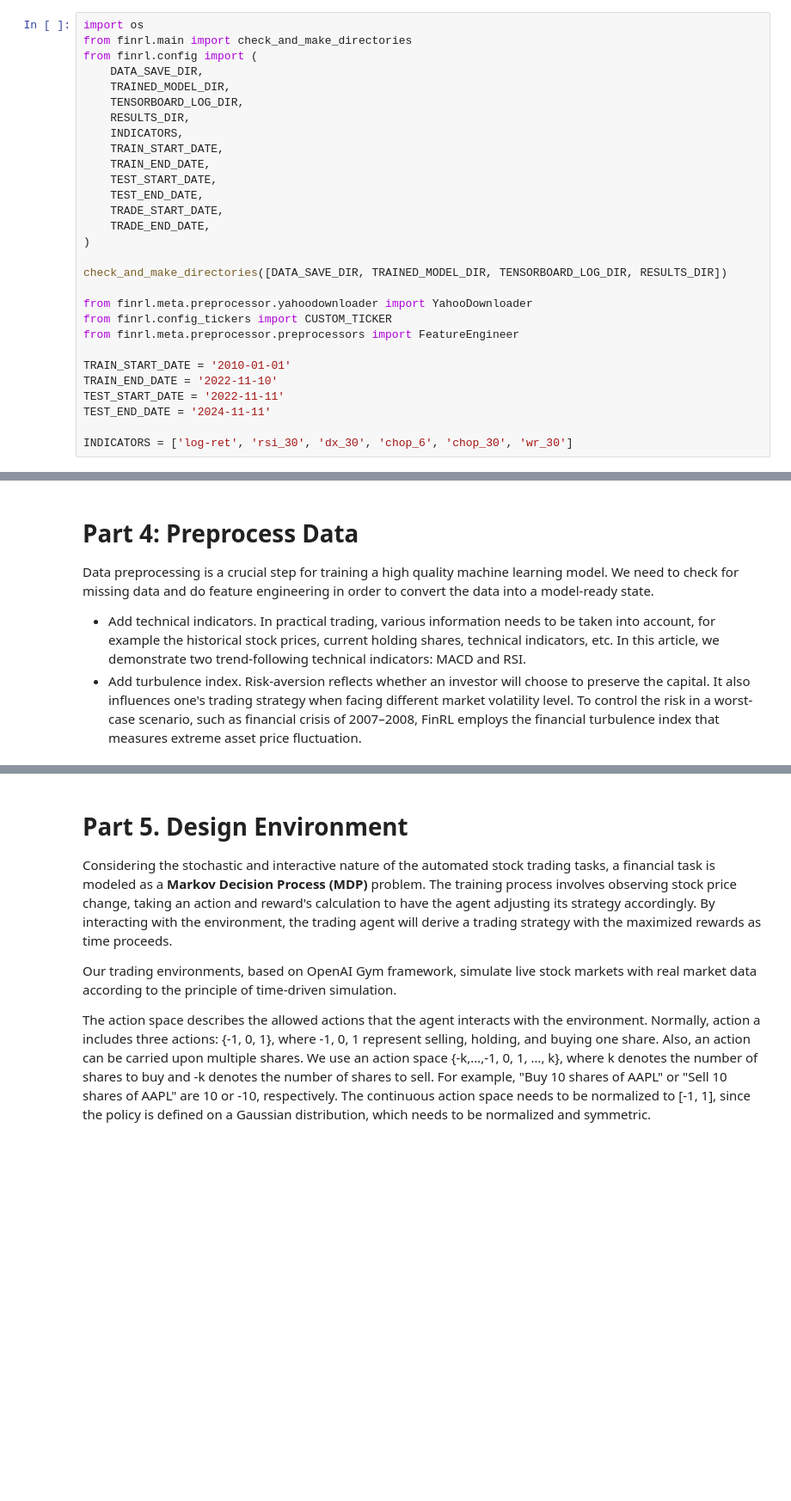
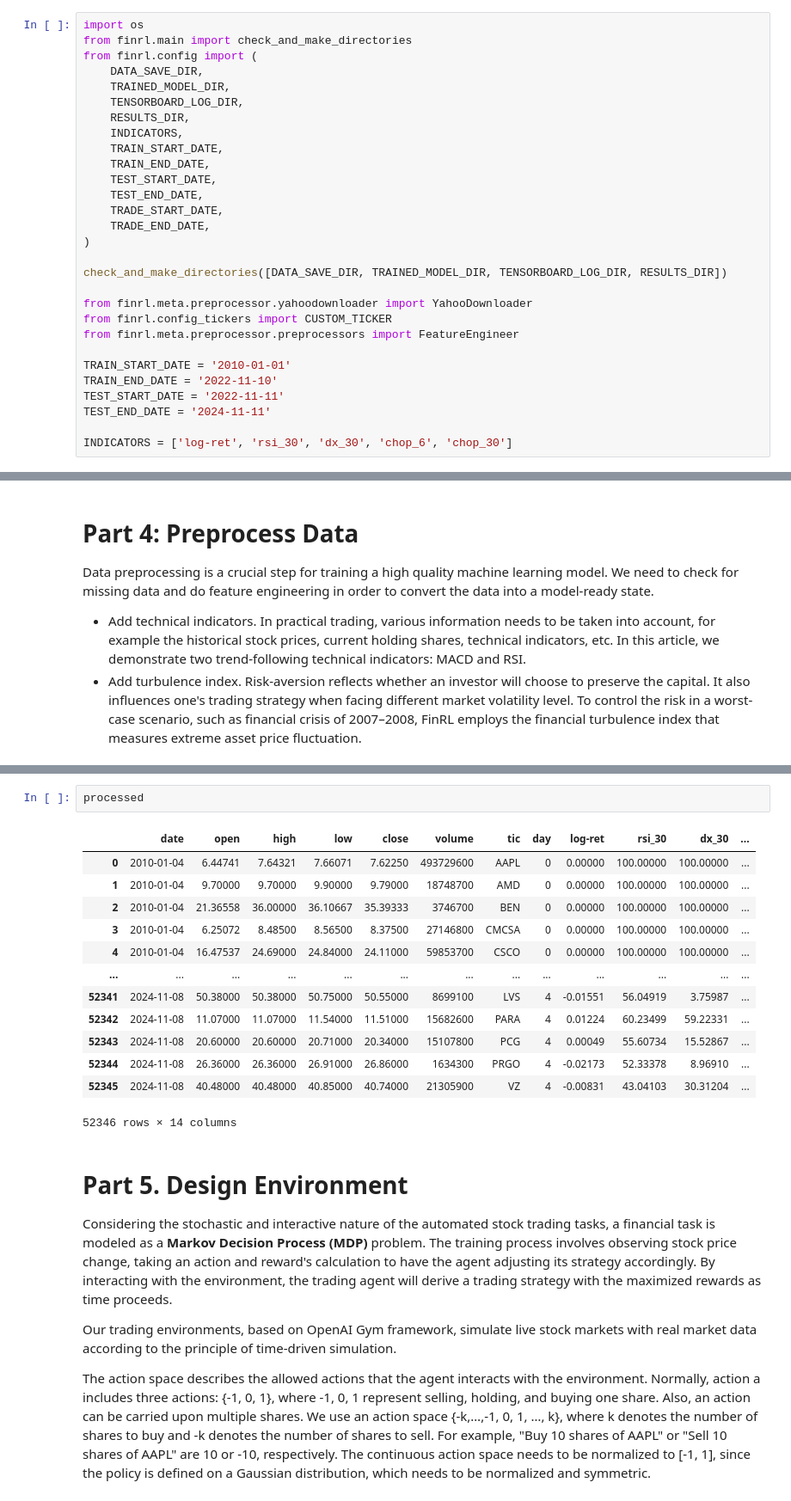
Before and after one commit to t0nyr3n/FinRL, a Jupyter notebook: examples/FinRL_Ensemble_StockTrading_ICAIF_2020_Original.ipynb, the cells around one changed output, grey strips where cells are left out. Shown: that part at 86% size. Drawn from its saved outputs; the diff is of its cells as text; blank space fills up the shorter version.

```diff
--- a/examples/FinRL_Ensemble_StockTrading_ICAIF_2020_Original.ipynb
+++ b/examples/FinRL_Ensemble_StockTrading_ICAIF_2020_Original.ipynb
@@ -211,4 +211,4 @@ TRAIN_END_DATE = '2022-11-10'
 TEST_START_DATE = '2022-11-11'
 TEST_END_DATE = '2024-11-11'
 
-INDICATORS = ['log-ret', 'rsi_30', 'dx_30', 'chop_6', 'chop_30', 'wr_30']
+INDICATORS = ['log-ret', 'rsi_30', 'dx_30', 'chop_6', 'chop_30']
@@ -244,3 +275,19 @@ Successfully added turbulence index
+# %%
+processed
+# %% [output]
+|  | date | open | high | low | close | volume | tic | day | log-ret | rsi_30 | dx_30 | ... |
+| 0 | 2010-01-04 | 6.44741 | 7.64321 | 7.66071 | 7.62250 | 493729600 | AAPL | 0 | 0.00000 | 100.00000 | 100.00000 | ... |
+| 1 | 2010-01-04 | 9.70000 | 9.70000 | 9.90000 | 9.79000 | 18748700 | AMD | 0 | 0.00000 | 100.00000 | 100.00000 | ... |
+| 2 | 2010-01-04 | 21.36558 | 36.00000 | 36.10667 | 35.39333 | 3746700 | BEN | 0 | 0.00000 | 100.00000 | 100.00000 | ... |
+| 3 | 2010-01-04 | 6.25072 | 8.48500 | 8.56500 | 8.37500 | 27146800 | CMCSA | 0 | 0.00000 | 100.00000 | 100.00000 | ... |
+| 4 | 2010-01-04 | 16.47537 | 24.69000 | 24.84000 | 24.11000 | 59853700 | CSCO | 0 | 0.00000 | 100.00000 | 100.00000 | ... |
+| ... | ... | ... | ... | ... | ... | ... | ... | ... | ... | ... | ... | ... |
+| 52341 | 2024-11-08 | 50.38000 | 50.38000 | 50.75000 | 50.55000 | 8699100 | LVS | 4 | -0.01551 | 56.04919 | 3.75987 | ... |
+| 52342 | 2024-11-08 | 11.07000 | 11.07000 | 11.54000 | 11.51000 | 15682600 | PARA | 4 | 0.01224 | 60.23499 | 59.22331 | ... |
+| 52343 | 2024-11-08 | 20.60000 | 20.60000 | 20.71000 | 20.34000 | 15107800 | PCG | 4 | 0.00049 | 55.60734 | 15.52867 | ... |
+| 52344 | 2024-11-08 | 26.36000 | 26.36000 | 26.91000 | 26.86000 | 1634300 | PRGO | 4 | -0.02173 | 52.33378 | 8.96910 | ... |
+| 52345 | 2024-11-08 | 40.48000 | 40.48000 | 40.85000 | 40.74000 | 21305900 | VZ | 4 | -0.00831 | 43.04103 | 30.31204 | ... |
+52346 rows × 14 columns
 # %% [markdown]
 <a id='4'></a>
 # Part 5. Design Environment
```
Also changed, not shown: parts of 11 cells of this notebook, 7 other files.
